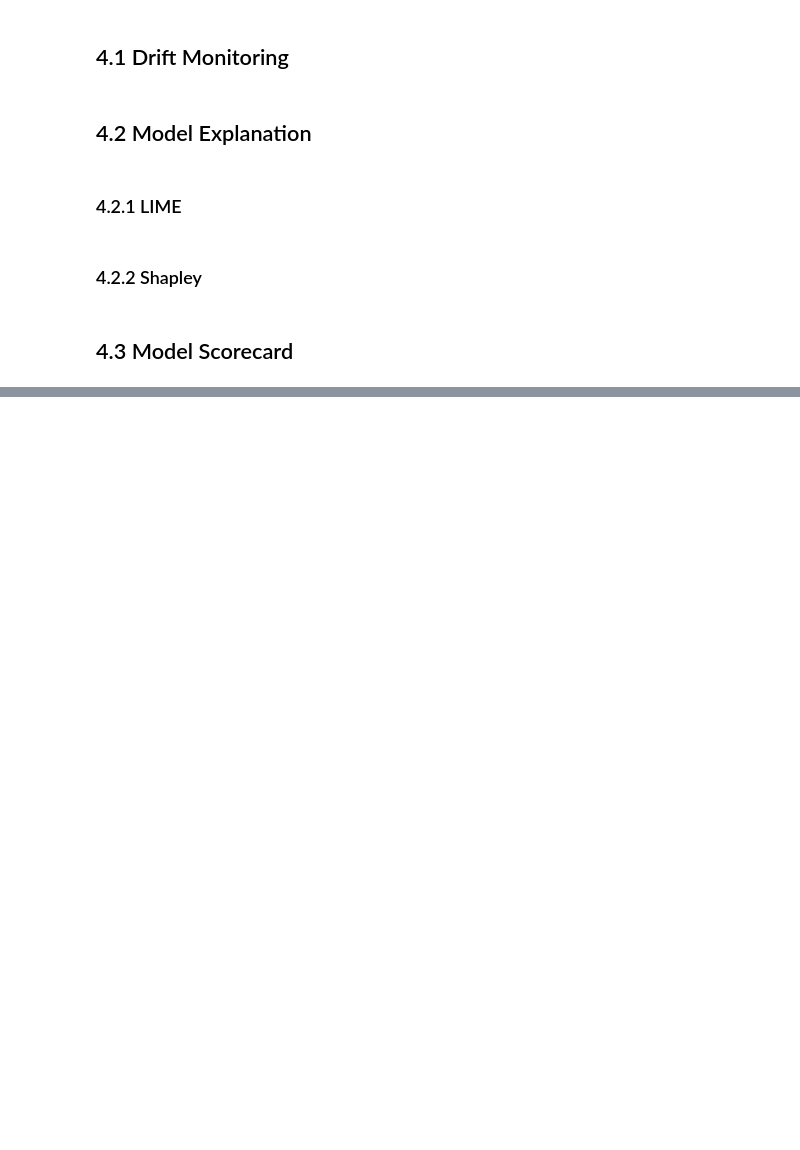
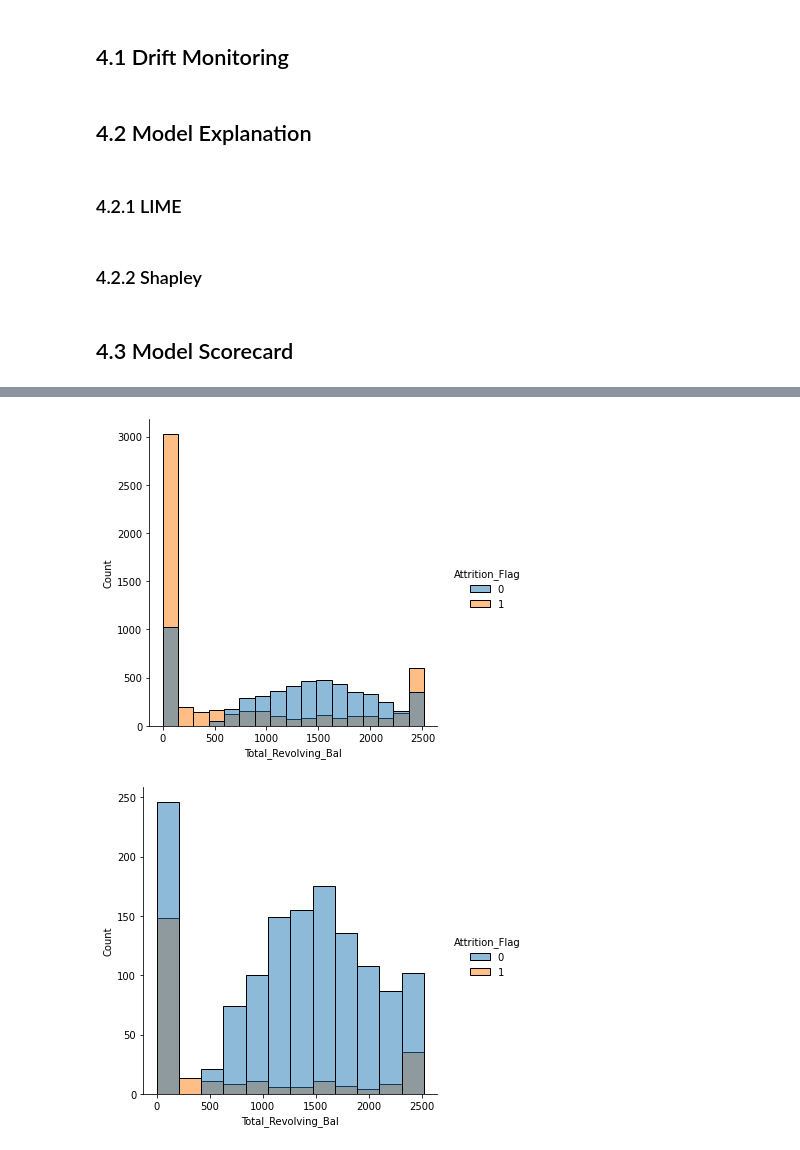
Before and after one commit to apollo-robin/customer-churn, a Jupyter notebook: Notebooks/4_ModelMonitoring.ipynb, the cells around one changed output, grey strips where cells are left out. Saved outputs shown, nothing was run; the diff lists cells and outputs as text; code cells hidden in the pictures; blank space fills up the shorter version.

```diff
--- a/Notebooks/4_ModelMonitoring.ipynb
+++ b/Notebooks/4_ModelMonitoring.ipynb
@@ -44,0 +110,9 @@ Pipeline(steps=[('pre',
+# %%
+sns.displot(x = X_train['Total_Revolving_Bal'], hue = y_train)
+rev_bal_train = plot_to_str()
+
+sns.displot(x = X_test['Total_Revolving_Bal'], hue = y_test)
+rev_bal_test = plot_to_str()
+# %% [output]
+[figure, added]
+[figure, added]
```
Also changed, not shown: parts of 29 cells of this notebook.
